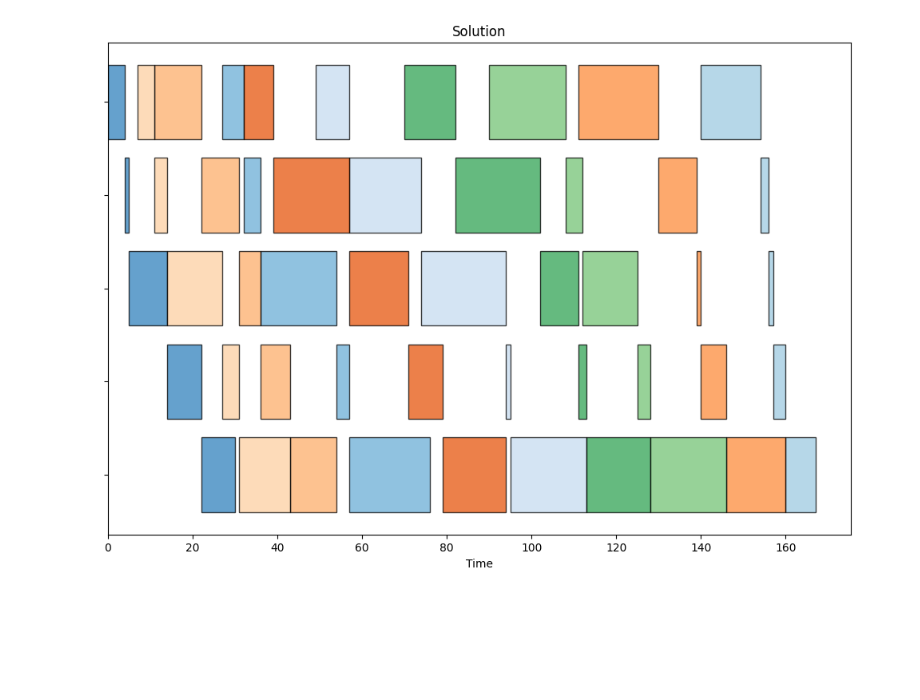
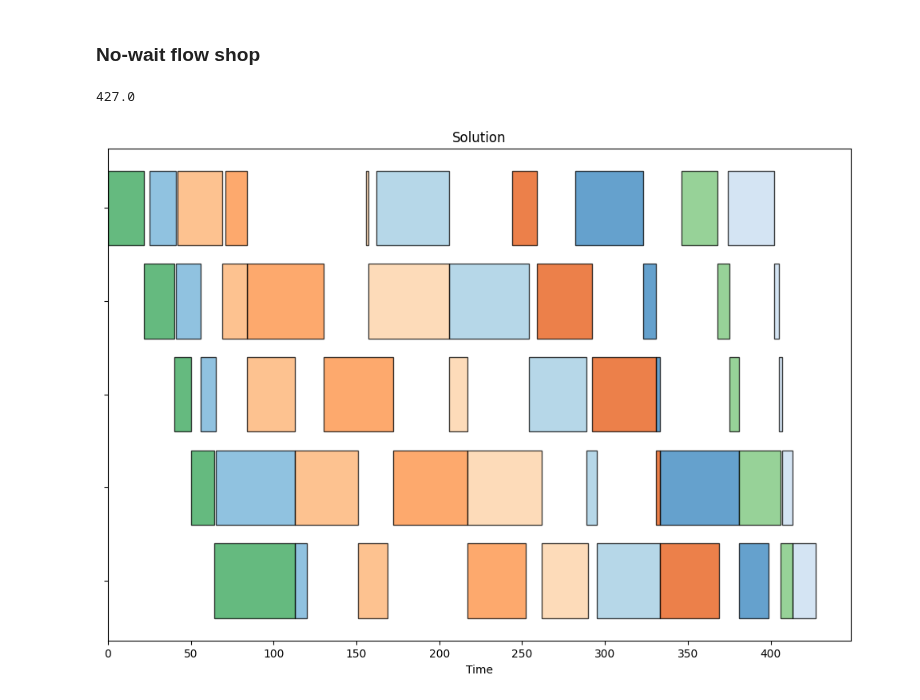
Before and after one commit to PyJobShop/PyJobShop, a Jupyter notebook: examples/flow_shop.ipynb, the cells around one changed output. Drawn from its saved outputs; the diff is of its cells as text; code cells hidden in the pictures; blank space fills up the shorter version.

Commit message:
WIP Flow Shop example

```diff
--- a/examples/flow_shop.ipynb
+++ b/examples/flow_shop.ipynb
@@ -12,17 +37,25 @@ model = Model()
+# %% [markdown]
+### No-wait flow shop
 # %%
+random.seed(42)
+
+model = Model()
+
 jobs = [model.add_job() for _ in range(num_jobs)]
 machines = [model.add_machine() for _ in range(num_machines)]
 
 for job in jobs:
     tasks = [model.add_task(job=job) for _ in range(num_machines)]
 
     for idx, task in enumerate(tasks):
-        model.add_processing_time(task, machines[idx], random.randint(1, 20))
+        model.add_processing_time(task, machines[idx], random.randint(1, 50))
 
     for idx in range(num_machines - 1):
         model.add_end_at_start(tasks[idx], tasks[idx + 1])
+
+result = model.solve(display=False)
+print(result.objective)
+plot(model.data(), result.best)
+# %% [output]
+427.0
+[figure, added]
-# %%
-result = model.solve(display=False)
-plot(model.data(), result.best)
-# %% [output]
-[figure, removed]
```
Also changed, not shown: parts of 9 cells of this notebook.
